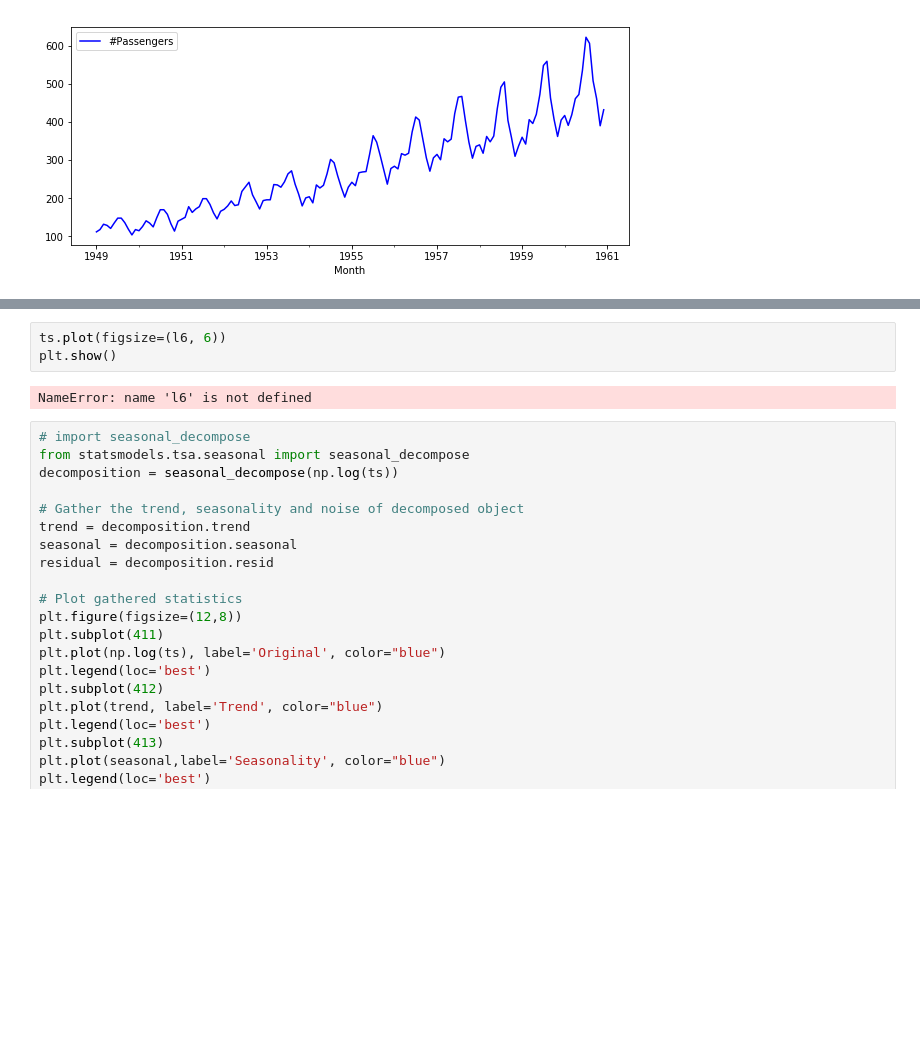
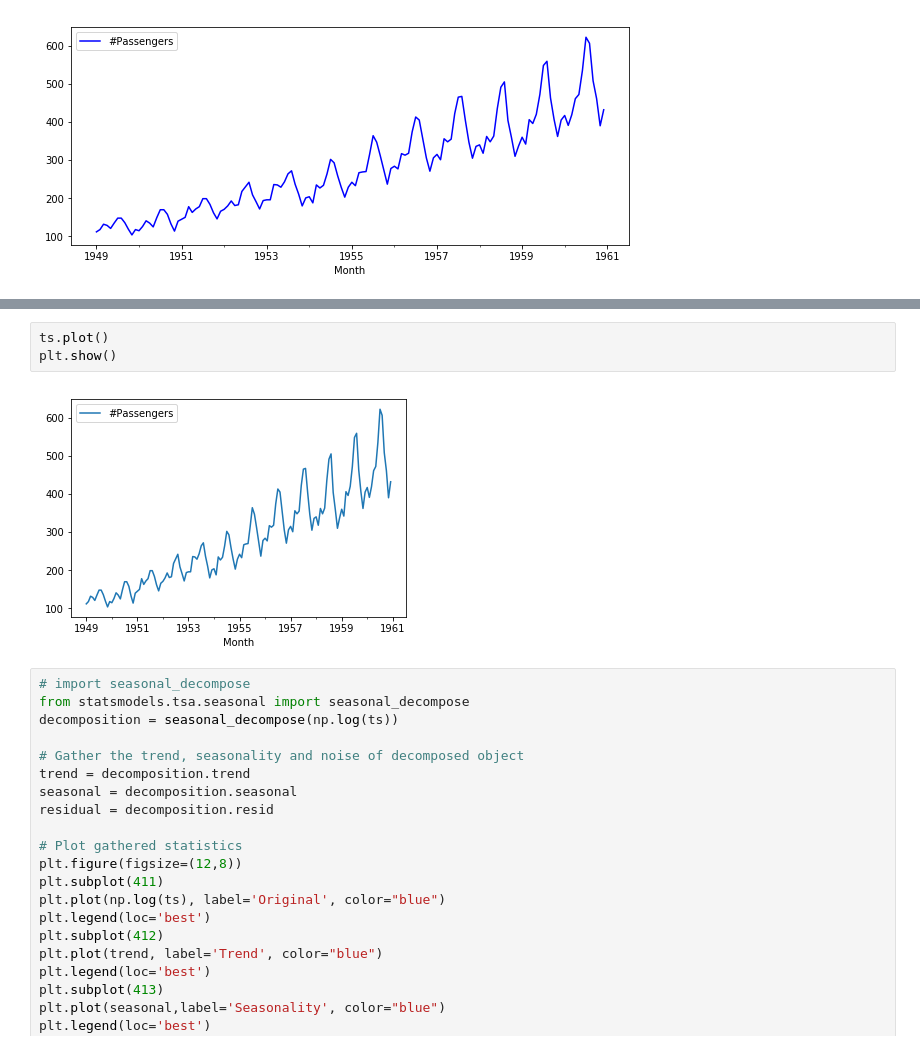
Before and after one commit to misha-learnco/dsc-time-series-decomposition-dc-ds-060319, a Jupyter notebook: index.ipynb, the cells around one changed output, grey strips where cells are left out. Saved outputs shown, nothing was run; the diff lists cells and outputs as text; blank space fills up the shorter version.

```diff
--- a/index.ipynb
+++ b/index.ipynb
@@ -87,10 +87,10 @@ Let's use this function to perform following tasks:
 2. Apply `seasonal_decompose` to log transformed TS.
 3. Plot the trend, seasonality and residual.
 # %%
-ts.plot(figsize=(l6, 6))
+ts.plot()
 plt.show()
 # %% [output]
-NameError: name 'l6' is not defined
+[figure, added]
 # %%
 # import seasonal_decompose
 from statsmodels.tsa.seasonal import seasonal_decompose
```
